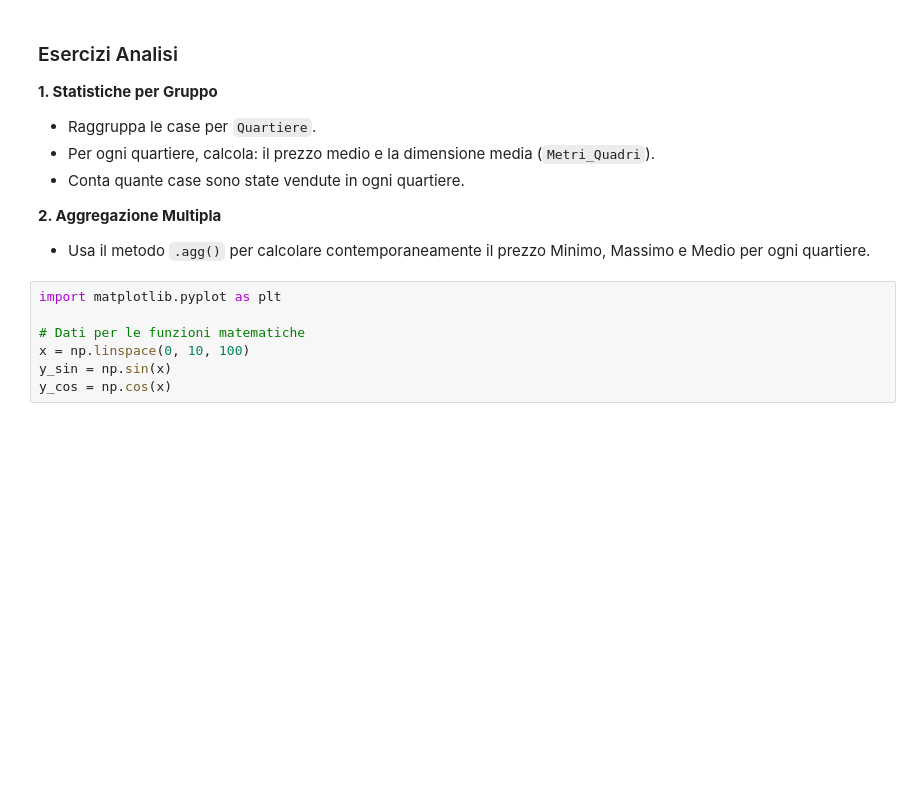
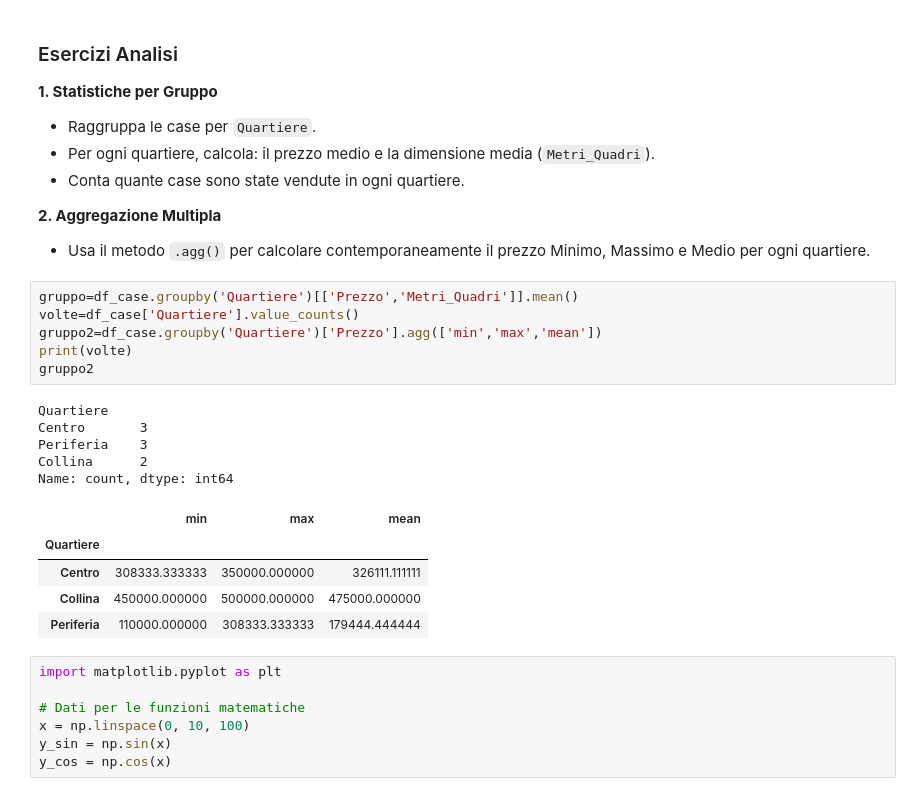
Before and after one commit to cri2725/LaboProg, a Jupyter notebook: EserciziPerEsame/altri es/eserciziperesame.ipynb, the cells around one changed output. Saved outputs shown, nothing was run; the diff lists cells and outputs as text; blank space fills up the shorter version.

```diff
--- a/EserciziPerEsame/altri es/eserciziperesame.ipynb
+++ b/EserciziPerEsame/altri es/eserciziperesame.ipynb
@@ -128,6 +134,23 @@ df_case
 
 **2. Aggregazione Multipla**
 * Usa il metodo `.agg()` per calcolare contemporaneamente il prezzo Minimo, Massimo e Medio per ogni quartiere.
+# %%
+gruppo=df_case.groupby('Quartiere')[['Prezzo','Metri_Quadri']].mean()
+volte=df_case['Quartiere'].value_counts()
+gruppo2=df_case.groupby('Quartiere')['Prezzo'].agg(['min','max','mean'])
+print(volte)
+gruppo2
+# %% [output]
+Quartiere
+Centro       3
+Periferia    3
+Collina      2
+Name: count, dtype: int64
+|  | min | max | mean |
+| Quartiere |  |  |  |
+| Centro | 308333.333333 | 350000.000000 | 326111.111111 |
+| Collina | 450000.000000 | 500000.000000 | 475000.000000 |
+| Periferia | 110000.000000 | 308333.333333 | 179444.444444 |
 # %%
 import matplotlib.pyplot as plt
 
```
Also changed, not shown: parts of 2 cells of this notebook.
